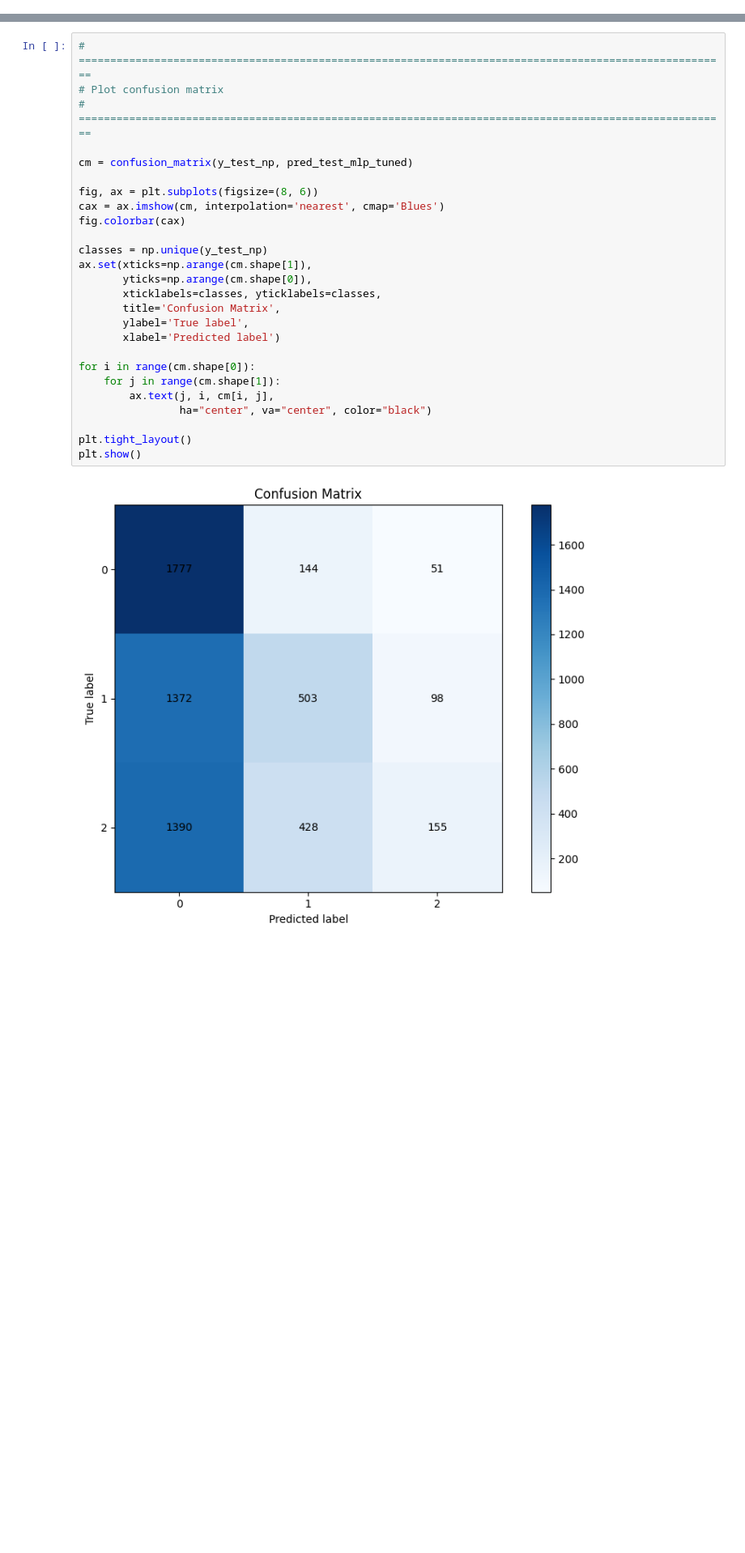
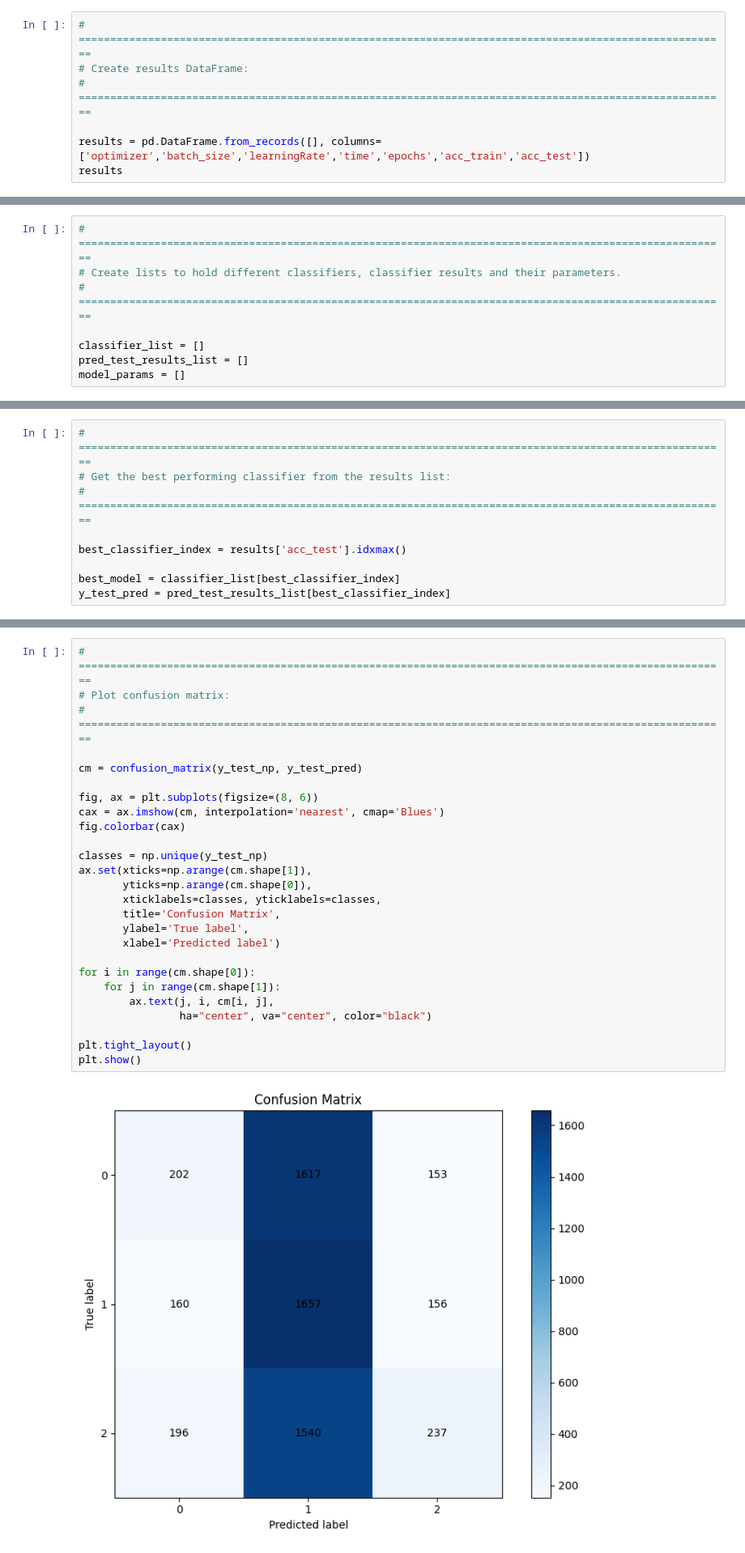
Before and after one commit to lgndluke/ML_Lab_Project, a Jupyter notebook: Lab_Project/ML_Lab_Project.ipynb, the cells around one changed output, grey strips where cells are left out. Shown at 81% size. Cells and saved outputs as stored; diff of their text form; blank space fills up the shorter version.

```diff
--- a/Lab_Project/ML_Lab_Project.ipynb
+++ b/Lab_Project/ML_Lab_Project.ipynb
@@ -389,3 +399,10 @@ class NeuralNetwork(nn.Module):
 
     def forward(self, X, **kwargs):
         return self.model(X)
+# %%
+# =======================================================================================================
+# Create results DataFrame:
+# =======================================================================================================
+
+results = pd.DataFrame.from_records([], columns=['optimizer','batch_size','learningRate','time','epochs','acc_train','acc_test'])
+results
@@ -392,2 +411,10 @@ class NeuralNetwork(nn.Module):
+# %%
+# =======================================================================================================
+# Create lists to hold different classifiers, classifier results and their parameters.
+# =======================================================================================================
+
+classifier_list = []
+pred_test_results_list = []
+model_params = []
 # %%
 # =======================================================================================================
@@ -470,2 +529,11 @@ Testinng Accuracy: 0.41145657316661033
+# %%
+# =======================================================================================================
+# Get the best performing classifier from the results list:
+# =======================================================================================================
+
+best_classifier_index = results['acc_test'].idxmax()
+
+best_model = classifier_list[best_classifier_index]
+y_test_pred = pred_test_results_list[best_classifier_index]
 # %%
 # =======================================================================================================
@@ -488,30 +556,30 @@ plt.show()
 # %%
 # =======================================================================================================
-# Plot confusion matrix
+# Plot confusion matrix:
 # =======================================================================================================
 
-cm = confusion_matrix(y_test_np, pred_test_mlp_tuned)
+cm = confusion_matrix(y_test_np, y_test_pred)
 
 fig, ax = plt.subplots(figsize=(8, 6))
 cax = ax.imshow(cm, interpolation='nearest', cmap='Blues')
 fig.colorbar(cax)
 
 classes = np.unique(y_test_np)
 ax.set(xticks=np.arange(cm.shape[1]),
        yticks=np.arange(cm.shape[0]),
        xticklabels=classes, yticklabels=classes,
        title='Confusion Matrix',
        ylabel='True label',
        xlabel='Predicted label')
 
 for i in range(cm.shape[0]):
     for j in range(cm.shape[1]):
         ax.text(j, i, cm[i, j],
                 ha="center", va="center", color="black")
 
 plt.tight_layout()
 plt.show()
 # %% [output]
-[figure, old version]
+[figure, new version]
 # %%
 # =======================================================================================================
```
Also changed, not shown: parts of 12 cells of this notebook.
